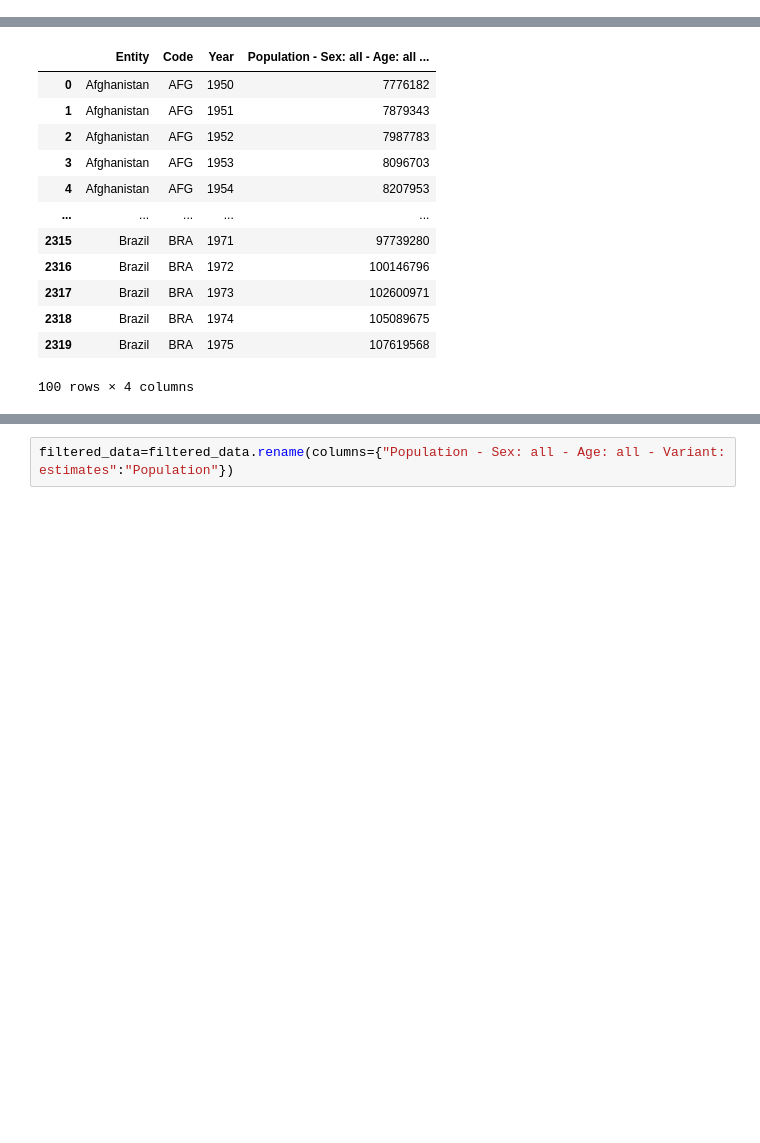
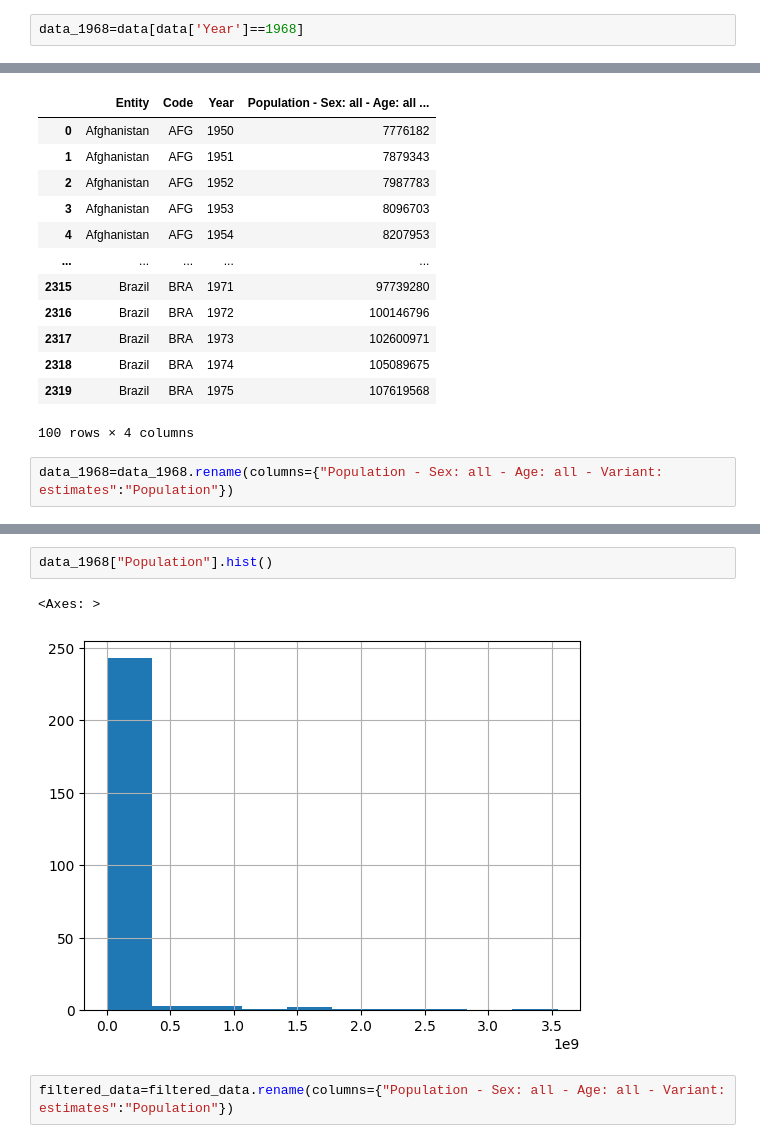
Before and after one commit to CoolNivetha/World-population-Analysis, a Jupyter notebook: notebooks/Population analysis_World.ipynb, the cells around one changed output, grey strips where cells are left out. Drawn from its saved outputs; the diff is of its cells as text; blank space fills up the shorter version.

Commit message:
World population_1968
1968 hist distibution in world population

```diff
--- a/notebooks/Population analysis_World.ipynb
+++ b/notebooks/Population analysis_World.ipynb
@@ -66,5 +72,7 @@ desired_countries = ["Afghanistan", "Brazil", "India"]
 # %%
 filtered_data = data[data["Entity"].isin(desired_countries)]
+# %%
+data_1968=data[data['Year']==1968]
 # %%
 filtered_data.head(n=100)
 # %% [output]
@@ -81,3 +89,5 @@ filtered_data.head(n=100)
 | 2318 | Brazil | BRA | 1974 | 105089675 |
 | 2319 | Brazil | BRA | 1975 | 107619568 |
 100 rows × 4 columns
+# %%
+data_1968=data_1968.rename(columns={"Population - Sex: all - Age: all - Variant: estimates":"Population"})
@@ -84,3 +114,8 @@ filtered_data.head(n=100)
+# %%
+data_1968["Population"].hist()
+# %% [output]
+<Axes: >
+[figure, added]
 # %%
 filtered_data=filtered_data.rename(columns={"Population - Sex: all - Age: all - Variant: estimates":"Population"})
 # %%
```
Also changed, not shown: parts of 7 cells of this notebook.
